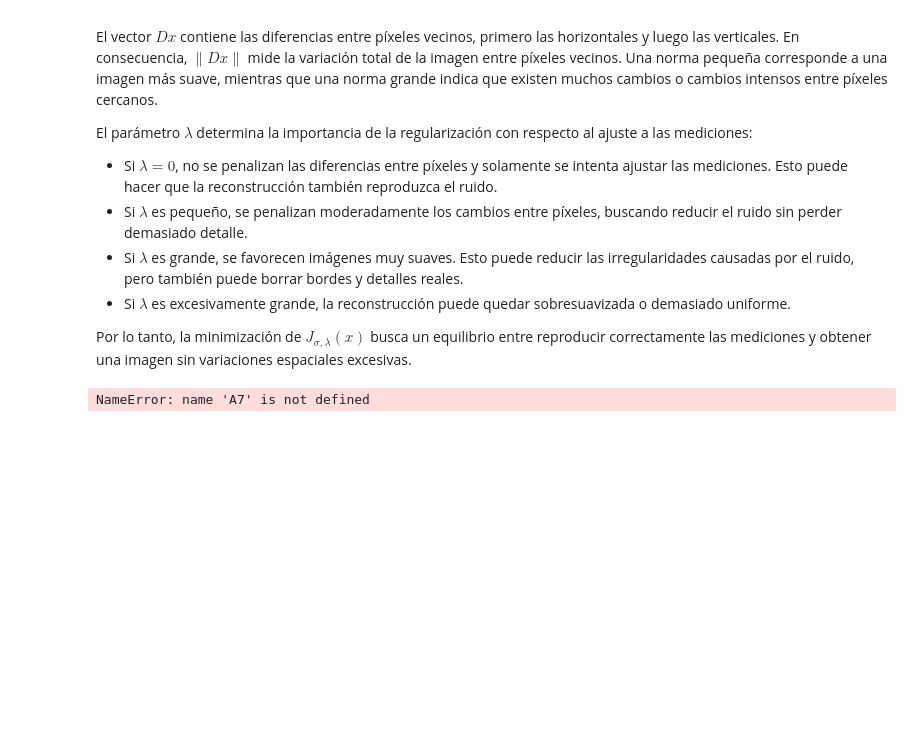
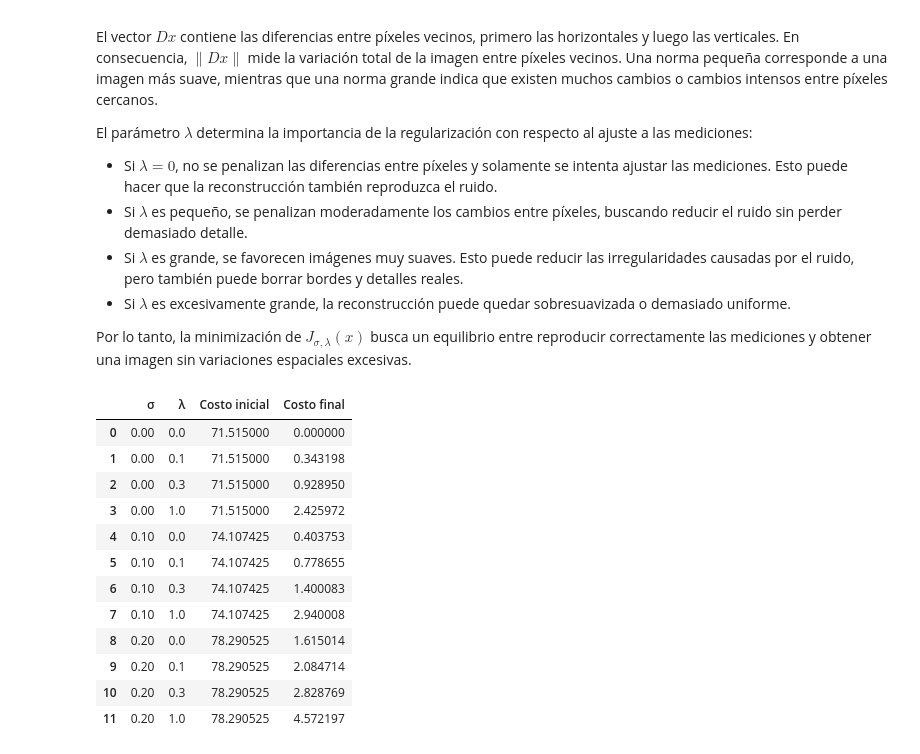
Before and after one commit to lourdesMV/metodos2, a Jupyter notebook: ejercicio_9.ipynb, the cells around one changed output. Saved outputs shown, nothing was run; the diff lists cells and outputs as text; code cells hidden in the pictures; blank space fills up the shorter version.

Commit message:
termine ejercicio 11

```diff
--- a/ejercicio_9.ipynb
+++ b/ejercicio_9.ipynb
@@ -108,21 +111,19 @@ El parámetro $\lambda$ determina la importancia de la regularización con respe
 
 Por lo tanto, la minimización de $J_{\sigma,\lambda}(x)$ busca un equilibrio entre reproducir correctamente las mediciones y obtener una imagen sin variaciones espaciales excesivas.
 # %%
-# Reconstruimos A7 usando las mismas siete direcciones
+# Inciso d)
+
+# Reconstruimos A7 usando las mismas siete direcciones que el ejercicio de ruido
 D2 = [(1, 0), (0, 1)]
 D4 = D2 + [(1, 1), (1, -1)]
 D7 = D4 + [(2, 1), (1, 2), (3, 1)]
 
 A7, rayos7 = matriz_proyeccion(N, D7)
-
-# Mediciones limpias
 b7 = A7 @ xfantoma
 
-# Mismo vector aleatorio del ejercicio sobre ruido
 np.random.seed(0)
 z = np.random.randn(len(b7))
 
-# Escala de las mediciones
 escala = np.sqrt(np.mean(b7**2))
 
 # Niveles de ruido
@@ -135,8 +136,4 @@ for sigma in sigmas:
     b_sigma = b7 + sigma * escala * z
     mediciones[sigma] = b_sigma
 
-    print("Sigma:", sigma)
-    print("Norma del ruido agregado:", np.linalg.norm(b_sigma - b7))
-    print()
+# Usamos el mismo z y solo cambia la intensidad del ruido(sigma)
-# %% [output]
-NameError: name 'A7' is not defined
@@ -142,0 +164,49 @@ NameError: name 'A7' is not defined
+# %%
+sigmas = [0, 0.10, 0.20]
+lambdas = [0, 0.1, 0.3, 1]
+resultados_e = {}
+filas = []
+
+for sigma in sigmas:
+    for lam in lambdas:
+        x, costos = gradiente_descendiente(
+            A7, mediciones[sigma], D, lam
+        )
+
+        # Guardamos la reconstrucción y la evolución del costo.
+        resultados_e[(sigma, lam)] = {
+            "x": x,
+            "costos": costos
+        }
+
+        # Agregamos los costos de cada combinación a la tabla.
+        filas.append({
+            "σ": sigma,
+            "λ": lam,
+            "Costo inicial": costos[0],
+            "Costo final": costos[-1]
+        })
+
+# Mostramos los resultados en una tabla.
+tabla_e = pd.DataFrame(filas)
+
+display(tabla_e.style.format({
+    "σ": "{:.2f}",
+    "λ": "{:.1f}",
+    "Costo inicial": "{:.6f}",
+    "Costo final": "{:.6f}"
+}))
+# %% [output]
+|  | σ | λ | Costo inicial | Costo final |
+| 0 | 0.00 | 0.0 | 71.515000 | 0.000000 |
+| 1 | 0.00 | 0.1 | 71.515000 | 0.343198 |
+| 2 | 0.00 | 0.3 | 71.515000 | 0.928950 |
+| 3 | 0.00 | 1.0 | 71.515000 | 2.425972 |
+| 4 | 0.10 | 0.0 | 74.107425 | 0.403753 |
+| 5 | 0.10 | 0.1 | 74.107425 | 0.778655 |
+| 6 | 0.10 | 0.3 | 74.107425 | 1.400083 |
+| 7 | 0.10 | 1.0 | 74.107425 | 2.940008 |
+| 8 | 0.20 | 0.0 | 78.290525 | 1.615014 |
+| 9 | 0.20 | 0.1 | 78.290525 | 2.084714 |
+| 10 | 0.20 | 0.3 | 78.290525 | 2.828769 |
+| 11 | 0.20 | 1.0 | 78.290525 | 4.572197 |
```
Also changed, not shown: parts of 12 cells of this notebook, 1 other file.
